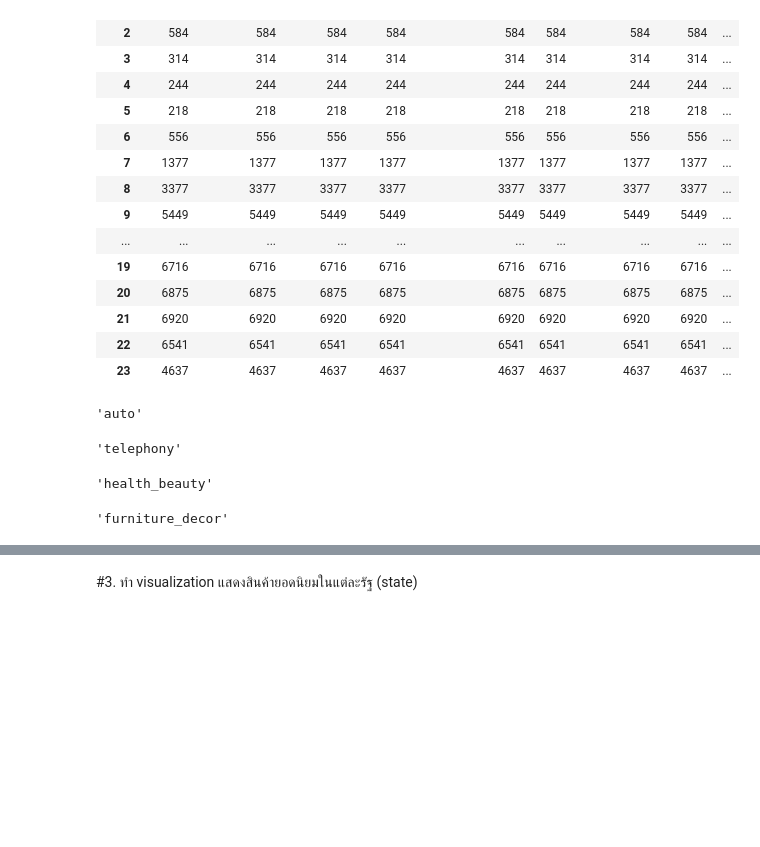
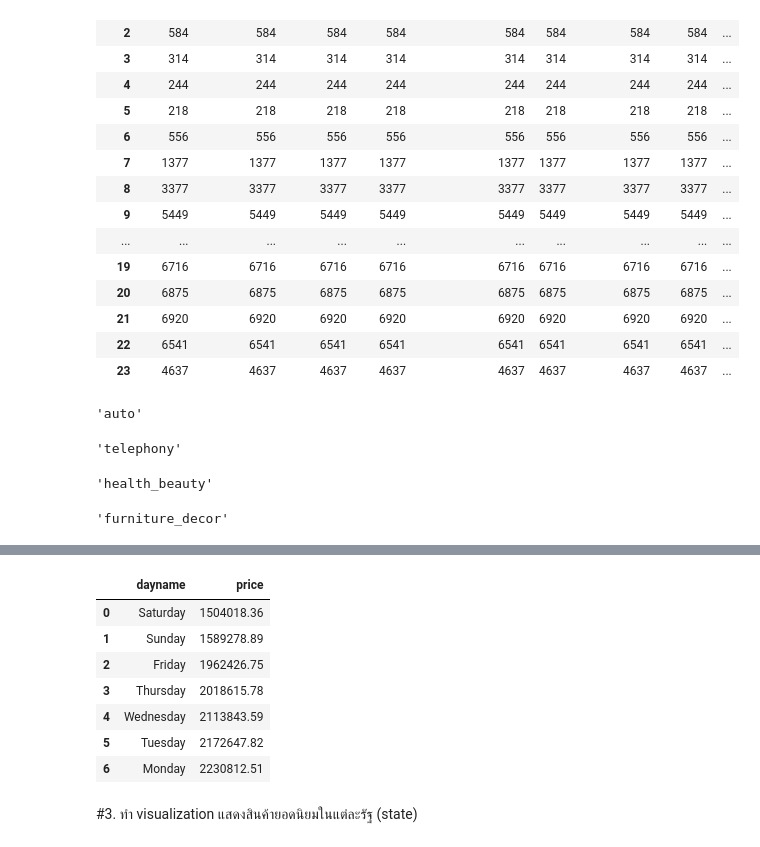
Before and after one commit to nicha0524/DPDM2021, a Jupyter notebook: Untitled6.ipynb, the cells around one changed output, grey strips where cells are left out. Saved outputs shown, nothing was run; the diff lists cells and outputs as text; code cells hidden in the pictures; blank space fills up the shorter version.

```diff
--- a/Untitled6.ipynb
+++ b/Untitled6.ipynb
@@ -382,0 +419,12 @@ order_items[(order_items['Time']>=19)&(order_items['Time']<=23)].sort_values(by=
+# %%
+dw_mapping={
+    0: 'Monday',
+    1: 'Tuesday',
+    2: 'Wednesday',
+    3: 'Thursday',
+    4: 'Friday',
+    5: 'Saturday',
+    6: 'Sunday'
+}
+order_items['dayname']=order_items ['daytime'].dt.weekday.map(dw_mapping)
+order_items # ระบุตามเวลาใน คอลัม 'daytime'
@@ -383,3 +445,16 @@ order_items[(order_items['Time']>=19)&(order_items['Time']<=23)].sort_values(by=
+# %%
+Total_price=order_items .groupby('dayname').sum().sort_values(by=['price']).reset_index() #จัดกลุ่มตามวัน หาผลรวม เรียงข้อมูลตามราคาสินค้า
+# %%
+Total_price.iloc[:,[0,2]] #ราคาราวมตามวัน
+# %% [output]
+|  | dayname | price |
+| 0 | Saturday | 1504018.36 |
+| 1 | Sunday | 1589278.89 |
+| 2 | Friday | 1962426.75 |
+| 3 | Thursday | 2018615.78 |
+| 4 | Wednesday | 2113843.59 |
+| 5 | Tuesday | 2172647.82 |
+| 6 | Monday | 2230812.51 |
 # %% [markdown]
 #3. ทำ visualization แสดงสินค้ายอดนิยมในแต่ละรัฐ (state)
 # %%
```
Also changed, not shown: parts of 4 cells of this notebook.
